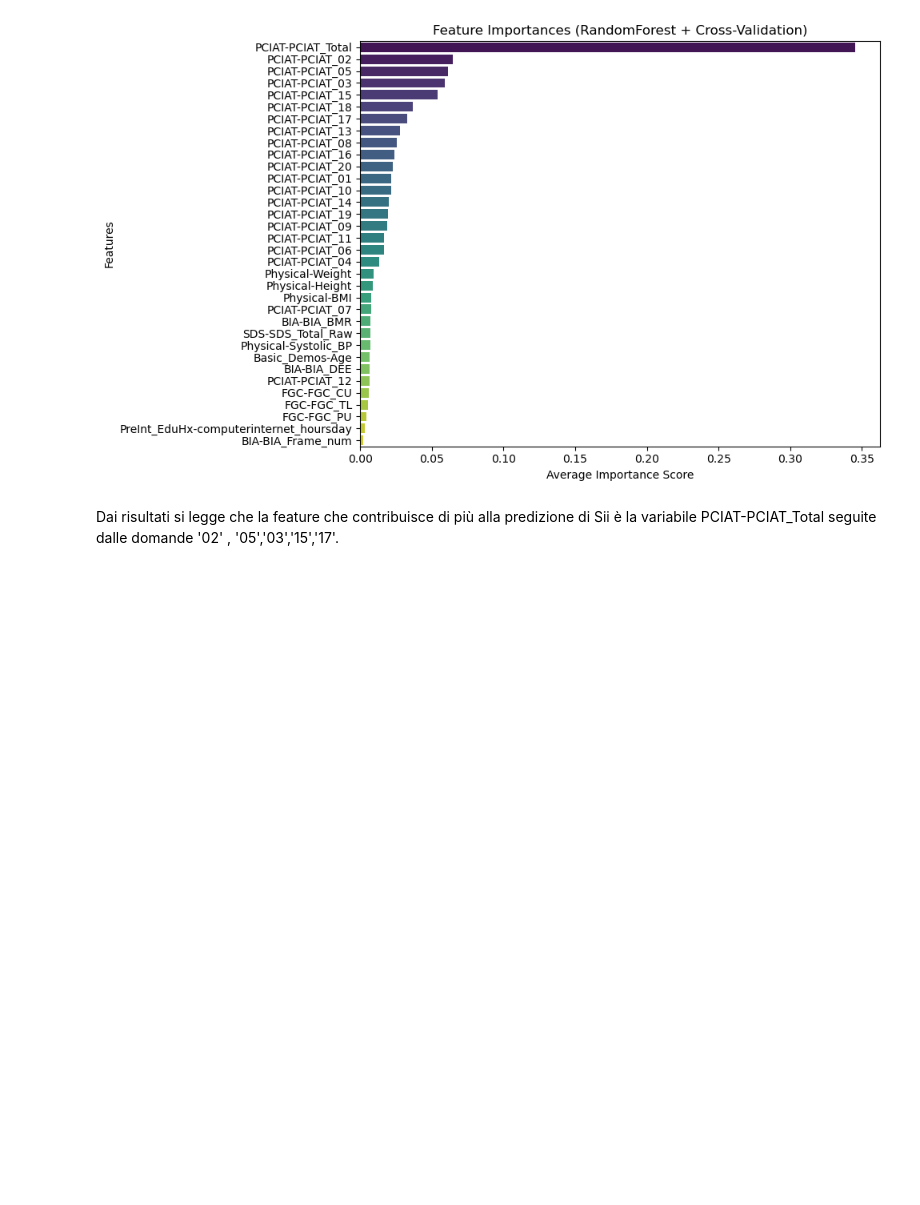
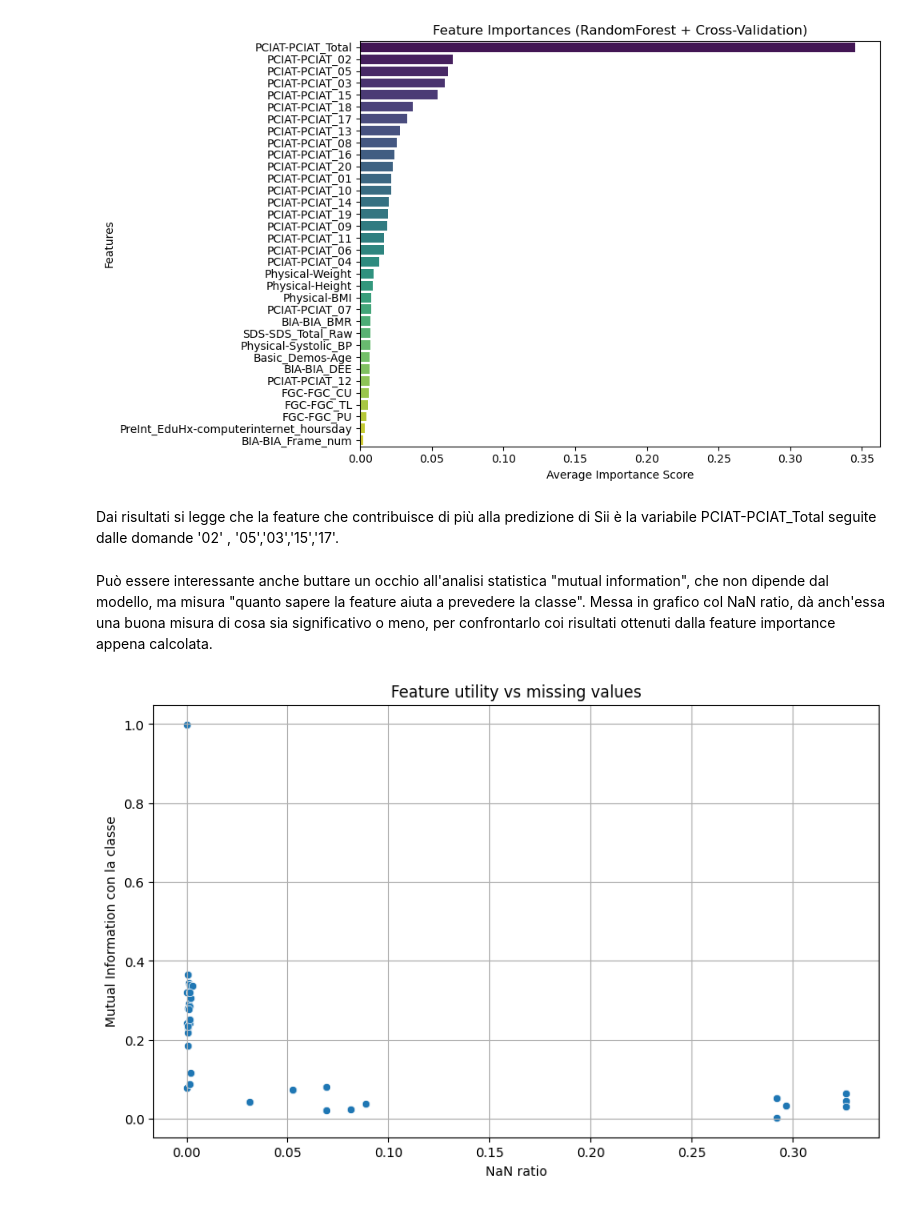
Before and after one commit to dadezz/ML_Problematic_Internet_Use, a Jupyter notebook: src/data_cleaning.ipynb, the cells around one changed output. Cells and saved outputs as stored; diff of their text form; code cells hidden in the pictures; blank space fills up the shorter version.

Commit message:
(vero) proxy model

```diff
--- a/src/data_cleaning.ipynb
+++ b/src/data_cleaning.ipynb
@@ -229,3 +229,25 @@ Passing `palette` without assigning `hue` is deprecated and will be removed in v
 [figure]
 # %% [markdown]
 Dai risultati si legge che la feature che contribuisce di più alla predizione di Sii è la variabile PCIAT-PCIAT_Total seguite dalle domande '02' , '05','03','15','17'.
+# %% [markdown]
+Può essere interessante anche buttare un occhio all'analisi statistica "mutual information", che non dipende dal modello, ma misura "quanto sapere la feature aiuta a prevedere la classe". Messa in grafico col NaN ratio, dà anch'essa una buona misura di cosa sia significativo o meno, per confrontarlo coi risultati ottenuti dalla feature importance appena calcolata.
+# %%
+X_train_mi = X_train_filtered.copy()
+Y_train_mi = y_train.copy()
+
+mi = mutual_info_classif(X_train_mi.fillna(-9999), Y_train_mi) # non gestisce in automatico i NaN
+
+mi_series = pd.Series(mi, index=X_train_mi.columns)
+
+nan_ratio = X_train_mi.isnull().mean()
+
+# Scatterplot
+plt.figure(figsize=(10, 6))
+sns.scatterplot(x=nan_ratio, y=mi_series)
+plt.xlabel("NaN ratio")
+plt.ylabel("Mutual Information con la classe")
+plt.title("Feature utility vs missing values")
+plt.grid(True)
+plt.show()
+# %% [output]
+[figure, added]
```
Also changed, not shown: parts of 10 cells of this notebook.
